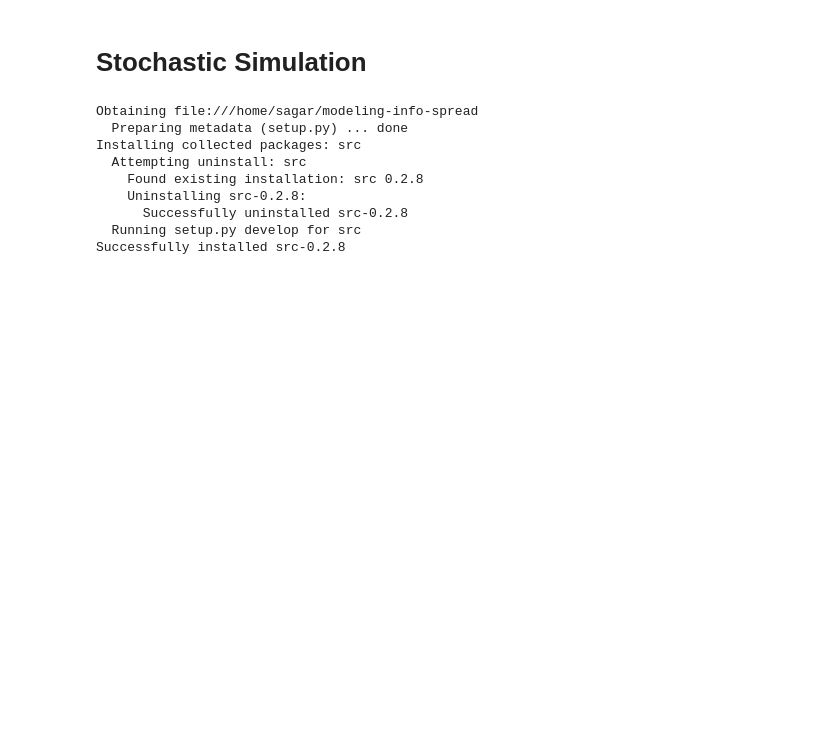
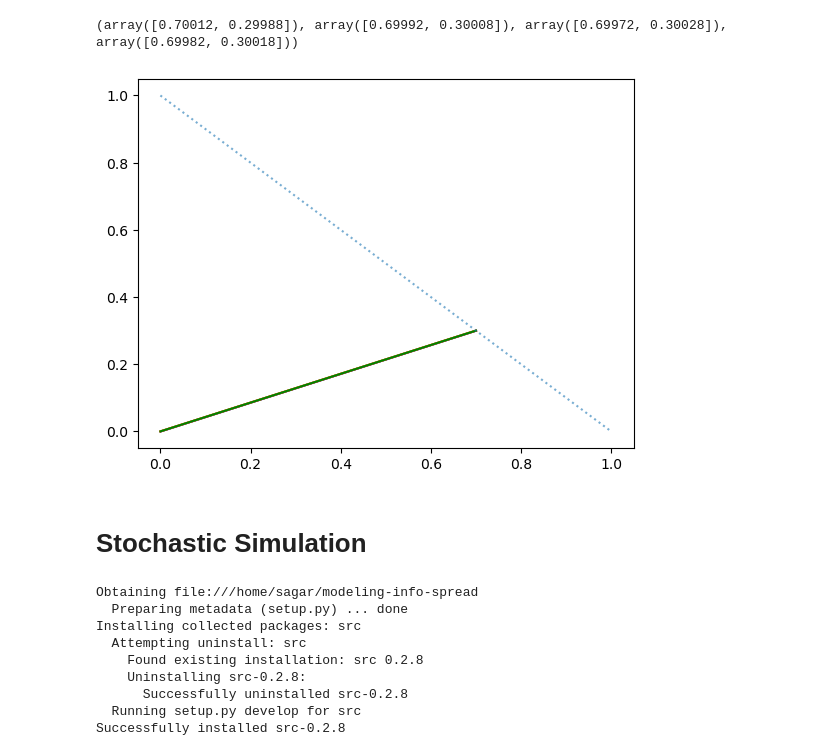
Before and after one commit to sagarkumar16/modeling-info-spread, a Jupyter notebook: notebooks/07-sk-testing-seeds.ipynb, the cells around one changed output. Drawn from its saved outputs; the diff is of its cells as text; code cells hidden in the pictures; blank space fills up the shorter version.

```diff
--- a/notebooks/07-sk-testing-seeds.ipynb
+++ b/notebooks/07-sk-testing-seeds.ipynb
@@ -49,3 +56,56 @@ plt.plot([x for x in np.linspace(0, 1, 1000)], [1-x for x in np.linspace(0,1,100
+# %%
+err = 0.3
+
+Q = np.array([[1-err, err],[1-err, err]])
+
+I = [np.array([4/N, 0])]
+
+
+
+for t in range(1,T):
+
+    I.append(I[t-1] + dim(infected=I[t-1], beta=beta, k=k, P=Q))
+
+I2 = [np.array([2/N, 2/N])]
+
+
+
+
+for t in range(1,T):
+
+    I2.append(I2[t-1] + dim(infected=I2[t-1], beta=beta, k=k, P=Q))
+
+I3 = [np.array([0, 4/N])]
+
+
+
+
+for t in range(1,T):
+
+    I3.append(I3[t-1] + dim(infected=I3[t-1], beta=beta, k=k, P=Q))
+
+I4 = [np.array([1/N, 3/N])]
+
+
+
+for t in range(1,T):
+
+    I4.append(I4[t-1] + dim(infected=I4[t-1], beta=beta, k=k, P=Q))
+
+
+plt.plot([i[0] for i in I],[i[1] for i in I], 'blue')
+plt.plot([i[0] for i in I2],[i[1] for i in I2], 'red')
+plt.plot([i[0] for i in I3],[i[1] for i in I3], 'orange')
+plt.plot([i[0] for i in I4],[i[1] for i in I4], 'green')
+
+
+plt.plot([x for x in np.linspace(0, 1, 1000)], [1-x for x in np.linspace(0,1,1000)], linestyle='dotted',
+        alpha=0.6)
+
+print((I[-1],I2[-1],I3[-1],I4[-1]))
+# %% [output]
+(array([0.70012, 0.29988]), array([0.69992, 0.30008]), array([0.69972, 0.30028]), array([0.69982, 0.30018]))
+[figure, added]
 # %% [markdown]
 # Stochastic Simulation
 # %%
```
Also changed, not shown: parts of 5 cells of this notebook, 51 other files.
